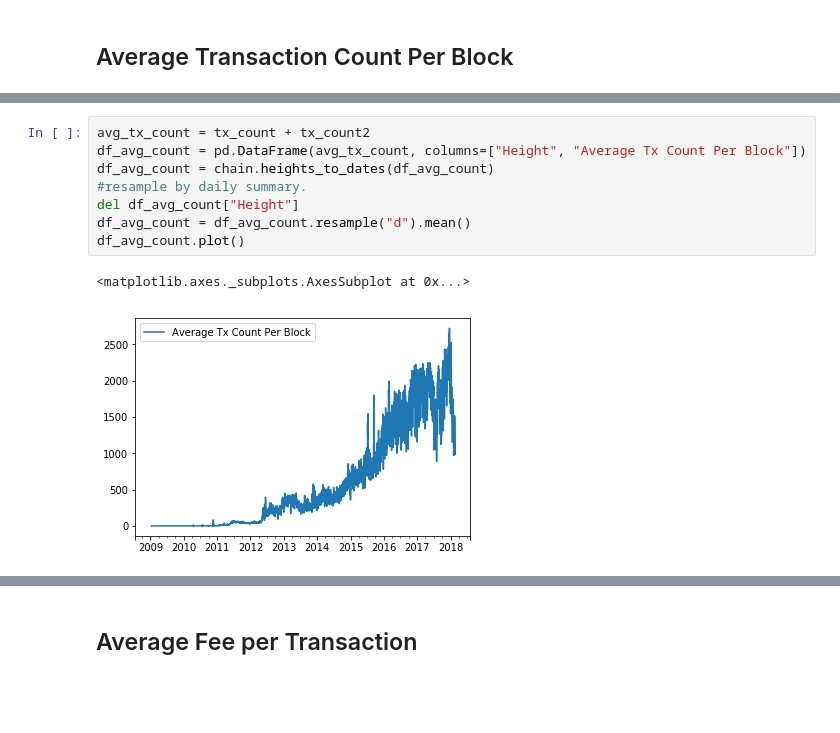
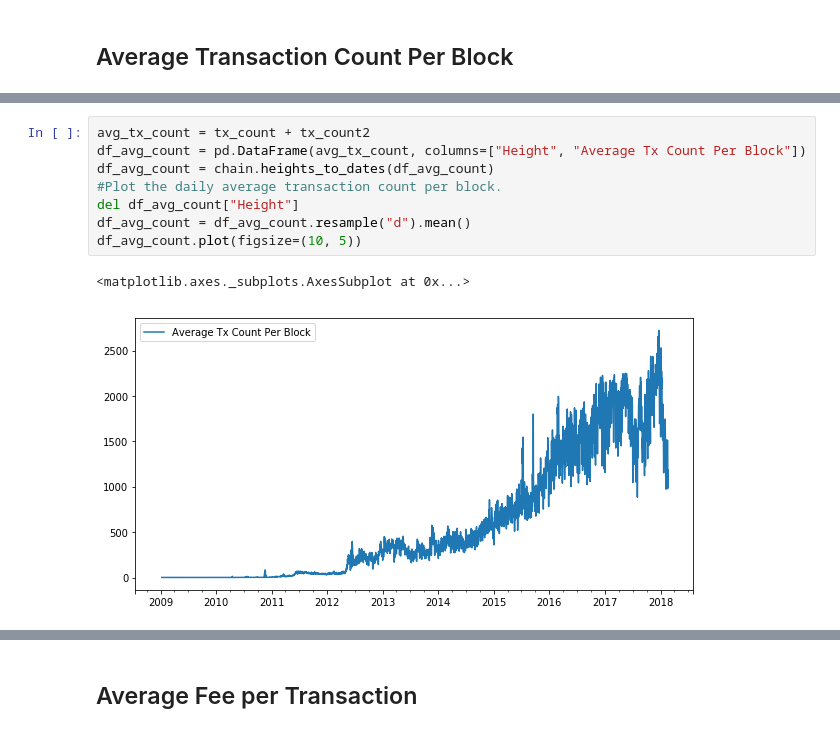
Before and after one commit to fund3/anova-blocksci, a Jupyter notebook: Eileen.ipynb, the cells around one changed output, grey strips where cells are left out. Drawn from its saved outputs; the diff is of its cells as text; blank space fills up the shorter version.

```diff
--- a/Eileen.ipynb
+++ b/Eileen.ipynb
@@ -167,11 +177,11 @@ Wall time: 1min 44s
 # %%
 avg_tx_count = tx_count + tx_count2
 df_avg_count = pd.DataFrame(avg_tx_count, columns=["Height", "Average Tx Count Per Block"])
 df_avg_count = chain.heights_to_dates(df_avg_count)
-#resample by daily summary.
+#Plot the daily average transaction count per block.
 del df_avg_count["Height"]
 df_avg_count = df_avg_count.resample("d").mean()
-df_avg_count.plot()
+df_avg_count.plot(figsize=(10, 5))
 # %% [output]
 <matplotlib.axes._subplots.AxesSubplot at 0x...>
-[figure, old version]
+[figure, new version]
```
Also changed, not shown: parts of 39 cells of this notebook.
